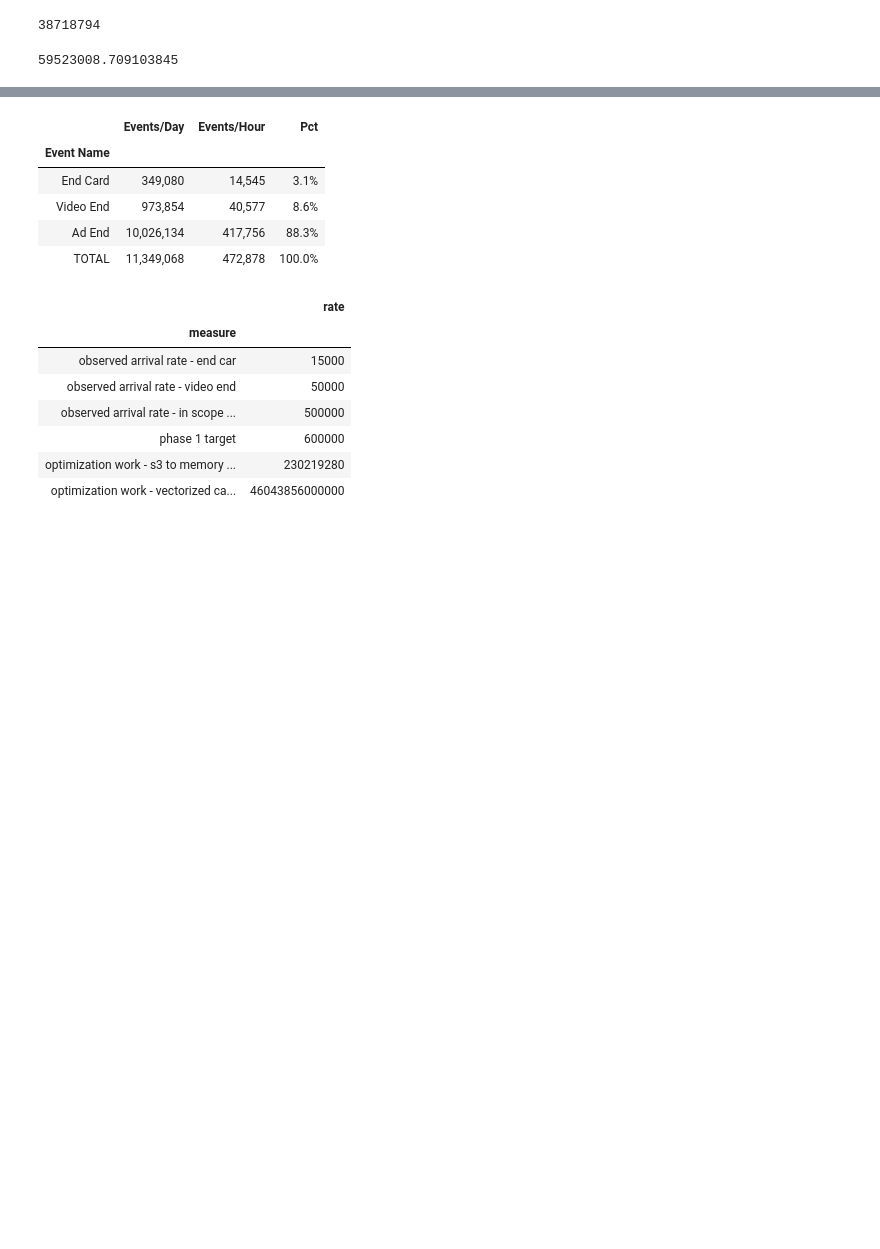
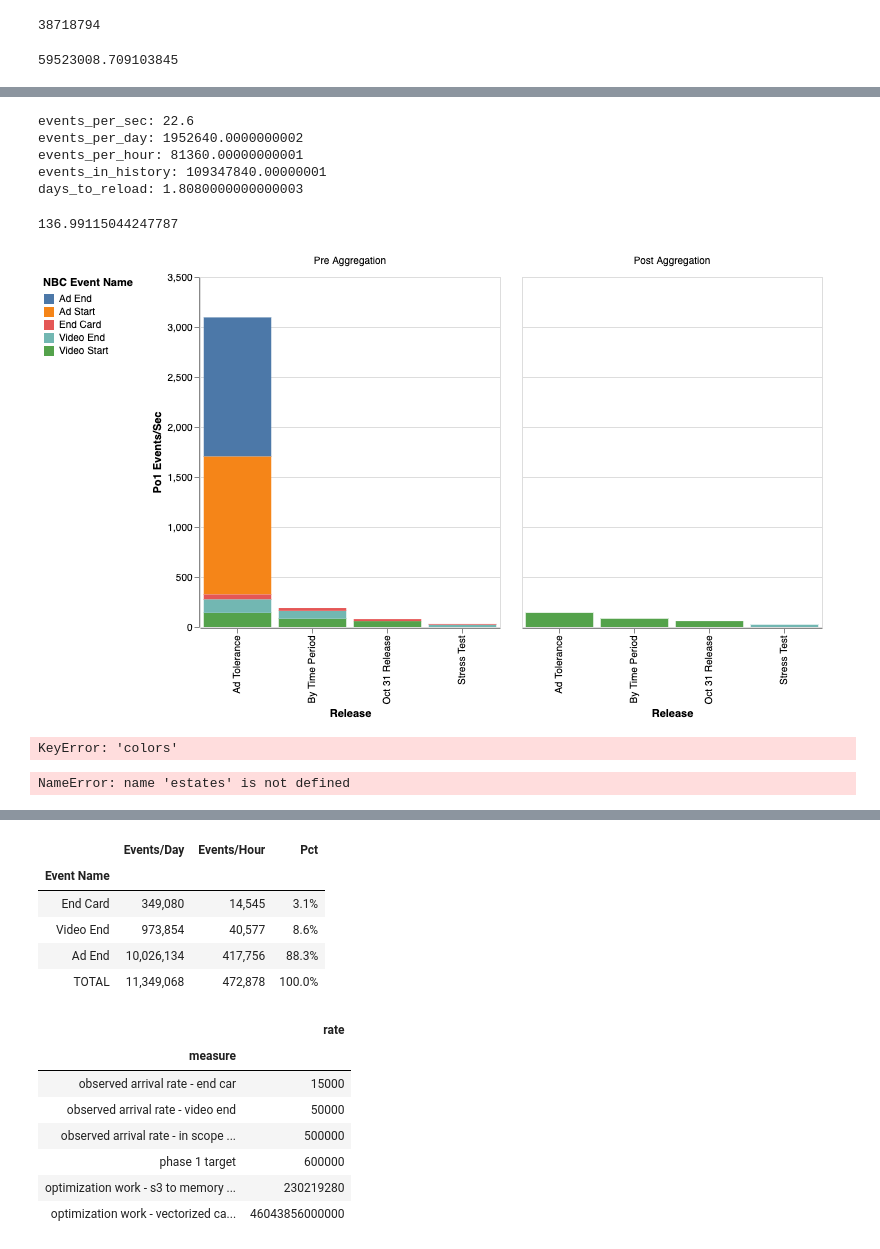
Before and after one commit to wmcabee-cs/nbc_analysis, a Jupyter notebook: notebooks/presentations/throughput.ipynb, the cells around one changed output, grey strips where cells are left out. Cells and saved outputs as stored; diff of their text form; code cells hidden in the pictures; blank space fills up the shorter version.

```diff
--- a/notebooks/presentations/throughput.ipynb
+++ b/notebooks/presentations/throughput.ipynb
@@ -209,0 +244,49 @@ estimates
+# %%
+df = DATA.copy()
+df = df[df.release_id == 'stress_test']
+
+## Calcuate events per day
+events_per_sec =df.est_po1_events_per_sec.sum()
+days_in_hist = 8 * 7
+secs_in_day = (24 * 60*60)
+events_per_day = events_per_sec * secs_in_day
+events_in_hist = events_per_day * days_in_hist
+
+print("events_per_sec:", events_per_sec)
+print("events_per_day:", events_per_day)
+print("events_per_hour:", events_per_day/24)
+print("events_in_history:", events_in_hist)
+rate_per_sec = 700
+rate_per_day = rate_per_sec * 60 * 60 * 24
+days_to_reload = events_in_hist / rate_per_day
+print('days_to_reload:', days_to_reload)
+# %% [output]
+events_per_sec: 22.6
+events_per_day: 1952640.0000000002
+events_per_hour: 81360.00000000001
+events_in_history: 109347840.00000001
+days_to_reload: 1.8080000000000003
+# %%
+14979686400.0/ 109347840
+# %% [output]
+136.99115044247787
+# %%
+RAW = DATA.rename(columns={
+    'est_events_per_sec': 'NBC Events/Sec',
+    'est_po1_events_per_sec': 'Po1 Events/Sec',
+    'release': 'Release',
+    'event_name': 'NBC Event Name'})
+RAW['Tested Throughput'] = 700
+
+event_cat, y_height = 'Po1 Events/Sec', 3500
+#event_cat, y_height = 'NBC Events/Sec', 300
+chart_one = alt.Chart(RAW).mark_bar().encode(
+    column=alt.Color('aggregation', title=None, sort=["Pre Aggregation", "Post Aggregation"]),  # The order to sort in
+    y=alt.Y(event_cat, scale=alt.Scale(domain=(0,y_height))),
+    x=alt.X('Release'),
+    color=alt.Color('NBC Event Name', legend=alt.Legend(orient='left'))
+).properties(width=300, height=350)
+
+chart_one
+# %% [output]
+[figure, added]
@@ -209,0 +304,19 @@ estimates
+# %%
+#collapse events
+mask = estimates.est_events_per_sec < 1
+dx = estimates[mask]
+
+x = dx.iloc[0].copy()
+
+cols = ['est_events_per_day','est_events_per_hour','est_events_per_sec']
+x[cols] = dx[cols].sum()
+x['event_name'] = 'ALL OTHER EVENTS'
+estimates = estimates[~mask].append(x)
+estimates = estimates[estimates['colors'] == 'r']
+estimates
+# %% [output]
+KeyError: 'colors'
+# %%
+estimates[estates.stress_test]
+# %% [output]
+NameError: name 'estates' is not defined
```
Also changed, not shown: parts of 10 cells of this notebook, 10 other files.
